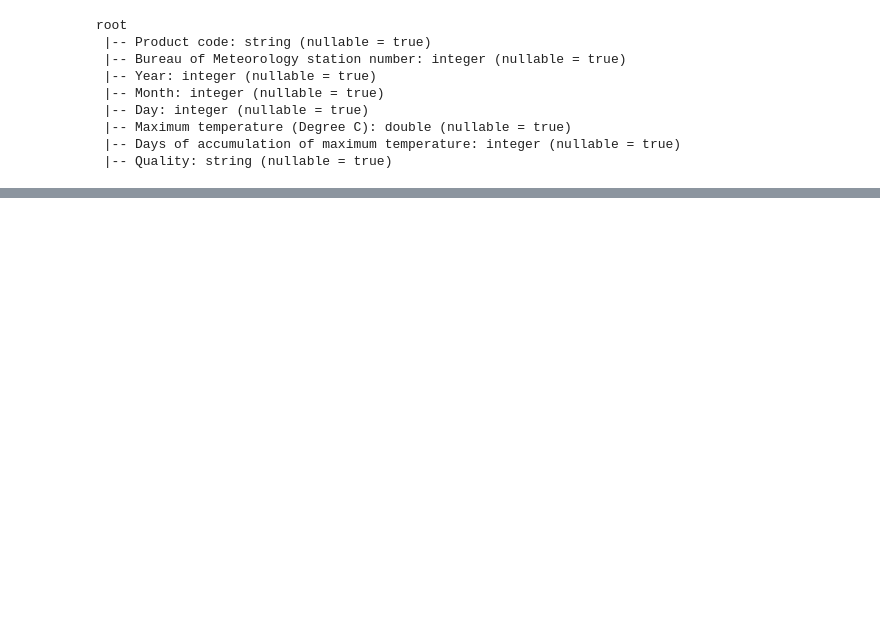
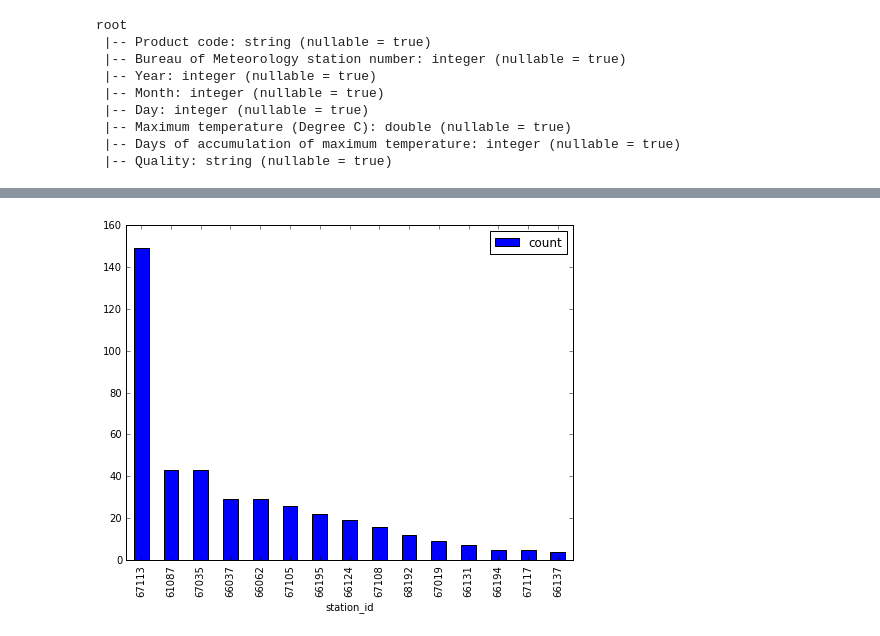
Before and after one commit to piotrszul/spark-tutorial, a Jupyter notebook: notebooks/2.3_StructuredData-Analyzing.ipynb, the cells around one changed output, grey strips where cells are left out. Saved outputs shown, nothing was run; the diff lists cells and outputs as text; code cells hidden in the pictures; blank space fills up the shorter version.

```diff
--- a/notebooks/2.3_StructuredData-Analyzing.ipynb
+++ b/notebooks/2.3_StructuredData-Analyzing.ipynb
@@ -300,0 +173,4 @@ sql('''SELECT station_id, month, avg(max_temp) AS avg_max_temperature FROM bom
+# %%
+# extend the bom DataFrame with the `date` column
+bomWithDateDF = bomDF.withColumn('date',
+                                 to_date(format_string("%04d-%02d-%02d", col('year'), col('month'), col('day'))))
@@ -300,0 +209,6 @@ sql('''SELECT station_id, month, avg(max_temp) AS avg_max_temperature FROM bom
+# %%
+plt.close()
+hotestStationDF.toPandas().set_index('station_id').plot(kind='bar')
+display()
+# %% [output]
+[figure, added]
```
Also changed, not shown: parts of 58 cells of this notebook, 1 other file.
